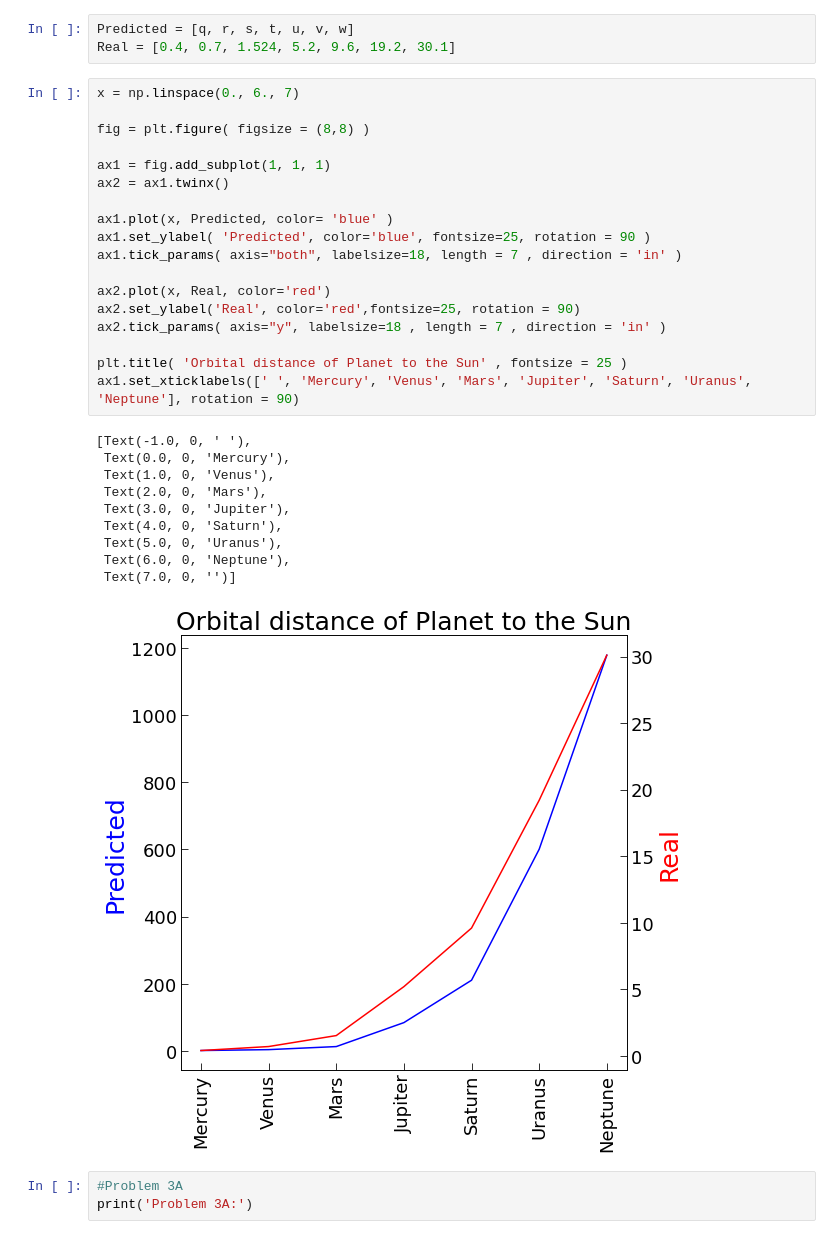
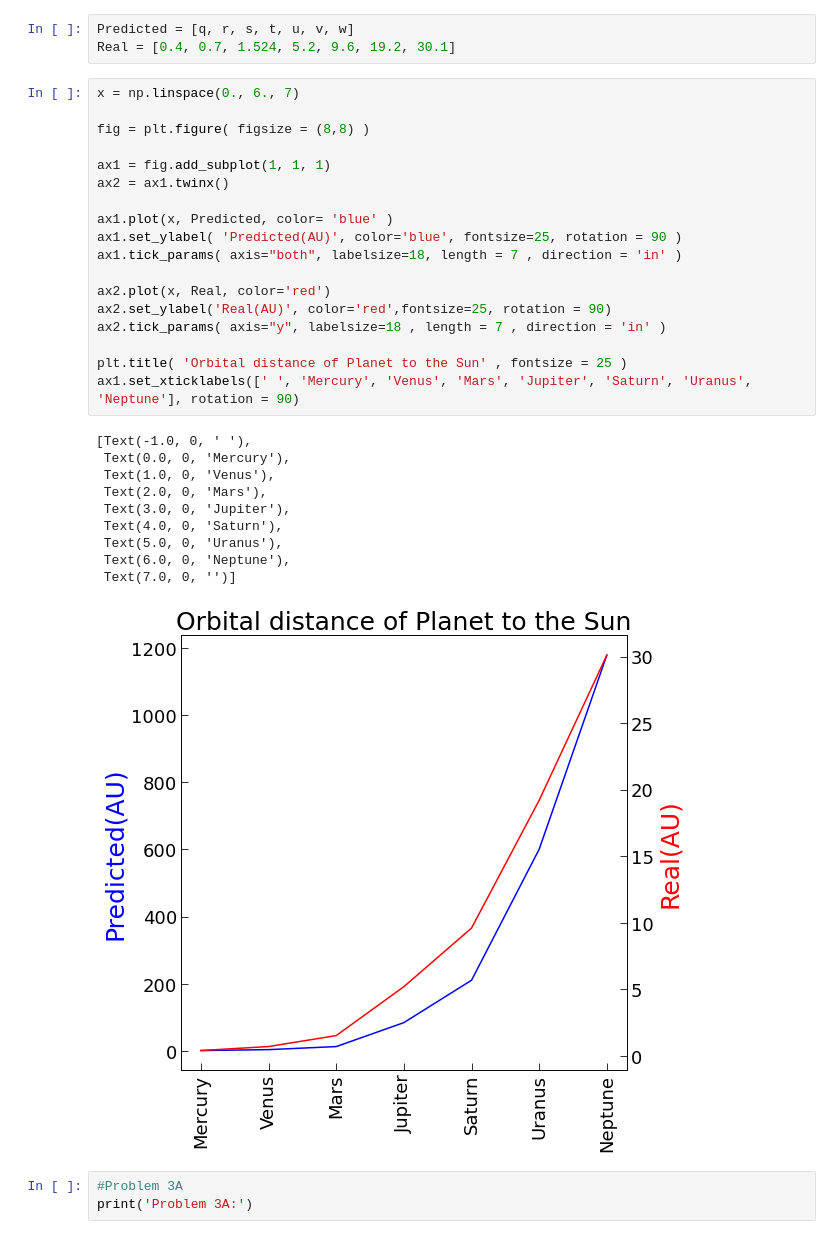
Before and after one commit to CMSPhysics/PHZ3150, a Jupyter notebook: Homework/HW8_CSmith/HW8_CSmith.ipynb, the cells around one changed output. Saved outputs shown, nothing was run; the diff lists cells and outputs as text.

```diff
--- a/Homework/HW8_CSmith/HW8_CSmith.ipynb
+++ b/Homework/HW8_CSmith/HW8_CSmith.ipynb
@@ -48,32 +48,32 @@ Real = [0.4, 0.7, 1.524, 5.2, 9.6, 19.2, 30.1]
 # %%
 x = np.linspace(0., 6., 7)
 
 fig = plt.figure( figsize = (8,8) )
 
 ax1 = fig.add_subplot(1, 1, 1)
 ax2 = ax1.twinx()
 
 ax1.plot(x, Predicted, color= 'blue' )
-ax1.set_ylabel( 'Predicted', color='blue', fontsize=25, rotation = 90 )
+ax1.set_ylabel( 'Predicted(AU)', color='blue', fontsize=25, rotation = 90 )
 ax1.tick_params( axis="both", labelsize=18, length = 7 , direction = 'in' )
 
 ax2.plot(x, Real, color='red')
-ax2.set_ylabel('Real', color='red',fontsize=25, rotation = 90)
+ax2.set_ylabel('Real(AU)', color='red',fontsize=25, rotation = 90)
 ax2.tick_params( axis="y", labelsize=18 , length = 7 , direction = 'in' )
 
 plt.title( 'Orbital distance of Planet to the Sun' , fontsize = 25 )
 ax1.set_xticklabels([' ', 'Mercury', 'Venus', 'Mars', 'Jupiter', 'Saturn', 'Uranus', 'Neptune'], rotation = 90)
 # %% [output]
 [Text(-1.0, 0, ' '),
  Text(0.0, 0, 'Mercury'),
  Text(1.0, 0, 'Venus'),
  Text(2.0, 0, 'Mars'),
  Text(3.0, 0, 'Jupiter'),
  Text(4.0, 0, 'Saturn'),
  Text(5.0, 0, 'Uranus'),
  Text(6.0, 0, 'Neptune'),
  Text(7.0, 0, '')]
-[figure, old version]
+[figure, new version]
 # %%
 #Problem 3A
 print('Problem 3A:')
```
Also changed, not shown: parts of 1 cell of this notebook, 1 other file.
